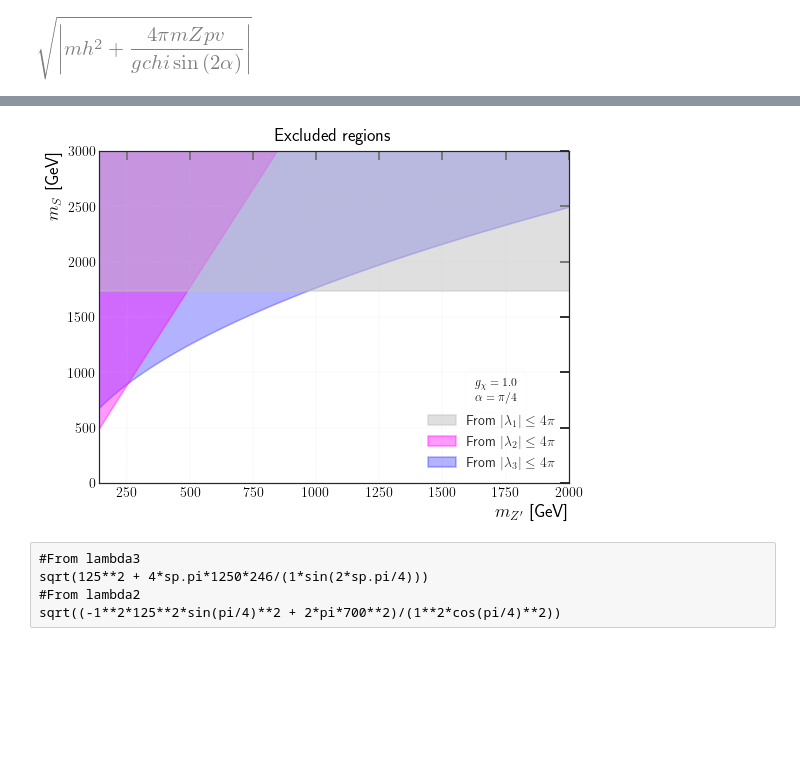
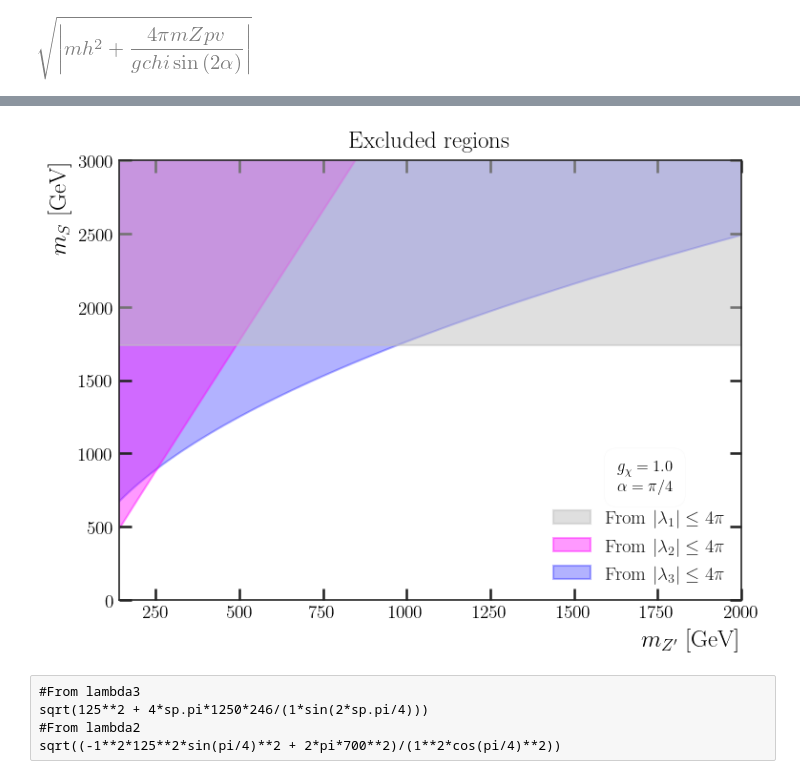
Before and after one commit to SModelS/smodelsv3-paper, a Jupyter notebook: notebooks/Bounds2MDM.ipynb, the cells around one changed output, grey strips where cells are left out. Drawn from its saved outputs; the diff is of its cells as text; code cells hidden in the pictures; blank space fills up the shorter version.

```diff
--- a/notebooks/Bounds2MDM.ipynb
+++ b/notebooks/Bounds2MDM.ipynb
@@ -118,6 +118,7 @@ ms_valuesL2 = np.array([float(ms_L2.subs(mZp, val)) for val in mZp_values])
 ms_valuesL3 = np.array([float(ms_L3.subs(mZp, val)) for val in mZp_values])
 sns.set_style("white")
 sns.set_context("talk")
+mpl.rcParams['font.family'] = 'Times New Roman'
 fig, ax = plt.subplots(figsize=(8, 6))
 plt.fill_between(mZp_values, ms_valuesL1, 100000, color='silver', alpha=0.5, zorder=1, label='From $|\lambda_1| \leq 4 \pi$')
 plt.fill_between(mZp_values, ms_valuesL2, 100000, color='magenta', alpha=0.4, zorder=0.5, label='From $|\lambda_2| \leq 4 \pi$')
@@ -126,35 +127,37 @@ ax.set_xlabel(r'$m_{Z^\prime}$ [GeV]', size=18, color='black', labelpad=5, loc="
 ax.set_ylabel(r'$m_{S}$ [GeV]', size=18, color='black',labelpad=5, loc="top")
 plt.xticks(fontsize=14)
 plt.yticks(fontsize=14)
 ax.tick_params(axis='both', labelcolor='black', labelsize=14, direction='in', which='both', top=True, right=True)
+ax.xaxis.set_ticks_position('both')
+ax.yaxis.set_ticks_position('both')
 for spine in ['left', 'right', 'top', 'bottom']:
     ax.spines[spine].set_linewidth(1.2)
 sns.despine(left=False, bottom=False, right=False, top=False, offset=None, trim=False)
 important_info = (r"$g_{\chi} = 1.0$",
                   r"$\alpha = \pi/4$")
 multiline_info = "\n".join(important_info)
 ax.text(0.8, 0.25,
         multiline_info,
         transform=ax.transAxes,
         fontsize=12,
         color='black',
         bbox=dict(
             facecolor='white',
             alpha=0.2,
             edgecolor='silver',
             boxstyle='round,pad=0.8',
             linewidth=0.2
         ))
 plt.ylim(0, 3000)
 plt.xlim(140, 2000)
 plt.legend(frameon=False, framealpha=0, fontsize=14, loc='lower right')
-plt.grid(True, which='both', linestyle=':', linewidth=0.3)
+#plt.grid(True, which='both', linestyle=':', linewidth=0.3)
 plt.title(r'Excluded regions', size=18, color='black', loc="center", pad=10)
 plt.tight_layout()
 plt.savefig('pertur1.pdf', bbox_inches='tight')
 plt.show()
 # %% [output]
-[figure, old version]
+[figure, new version]
 # %% [raw]
 #From lambda3
 sqrt(125**2 + 4*sp.pi*1250*246/(1*sin(2*sp.pi/4)))
```
Also changed, not shown: parts of 4 cells of this notebook, 10 other files.
